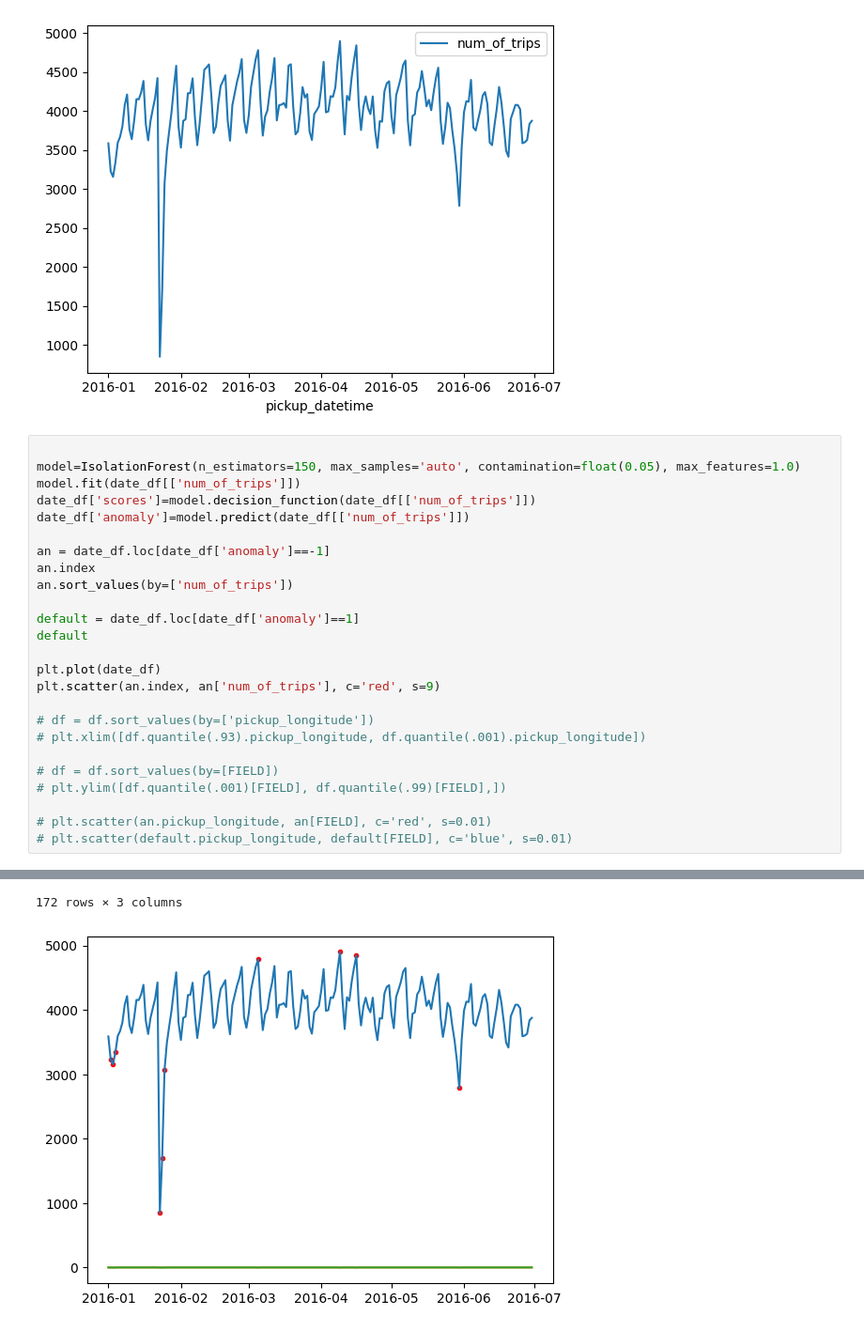
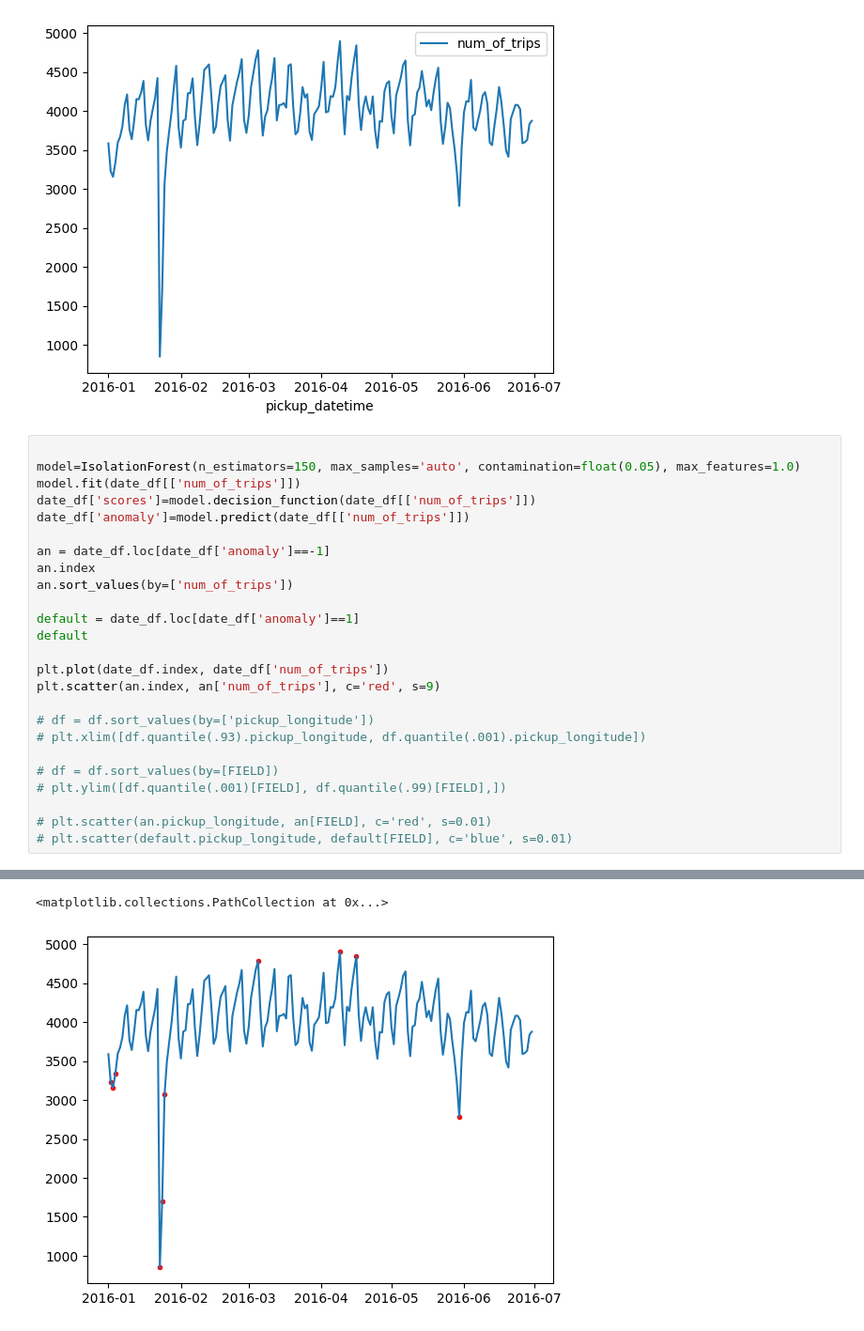
Before and after one commit to Pavionio/Fear_and_Hate_in_Taxi, a Jupyter notebook: isoforest_demo.ipynb, the cells around one changed output, grey strips where cells are left out. Shown: that part at 94% size. Saved outputs shown, nothing was run; the diff lists cells and outputs as text.

```diff
--- a/isoforest_demo.ipynb
+++ b/isoforest_demo.ipynb
@@ -119,7 +121,7 @@ an.sort_values(by=['num_of_trips'])
 default = date_df.loc[date_df['anomaly']==1]
 default
 
-plt.plot(date_df)
+plt.plot(date_df.index, date_df['num_of_trips'])
 plt.scatter(an.index, an['num_of_trips'], c='red', s=9)
 
 # df = df.sort_values(by=['pickup_longitude'])
@@ -147,2 +136,2 @@ plt.scatter(an.index, an['num_of_trips'], c='red', s=9)
-172 rows × 3 columns
+<matplotlib.collections.PathCollection at 0x...>
-[figure, old version]
+[figure, new version]
```
Also changed, not shown: parts of 14 cells of this notebook.
